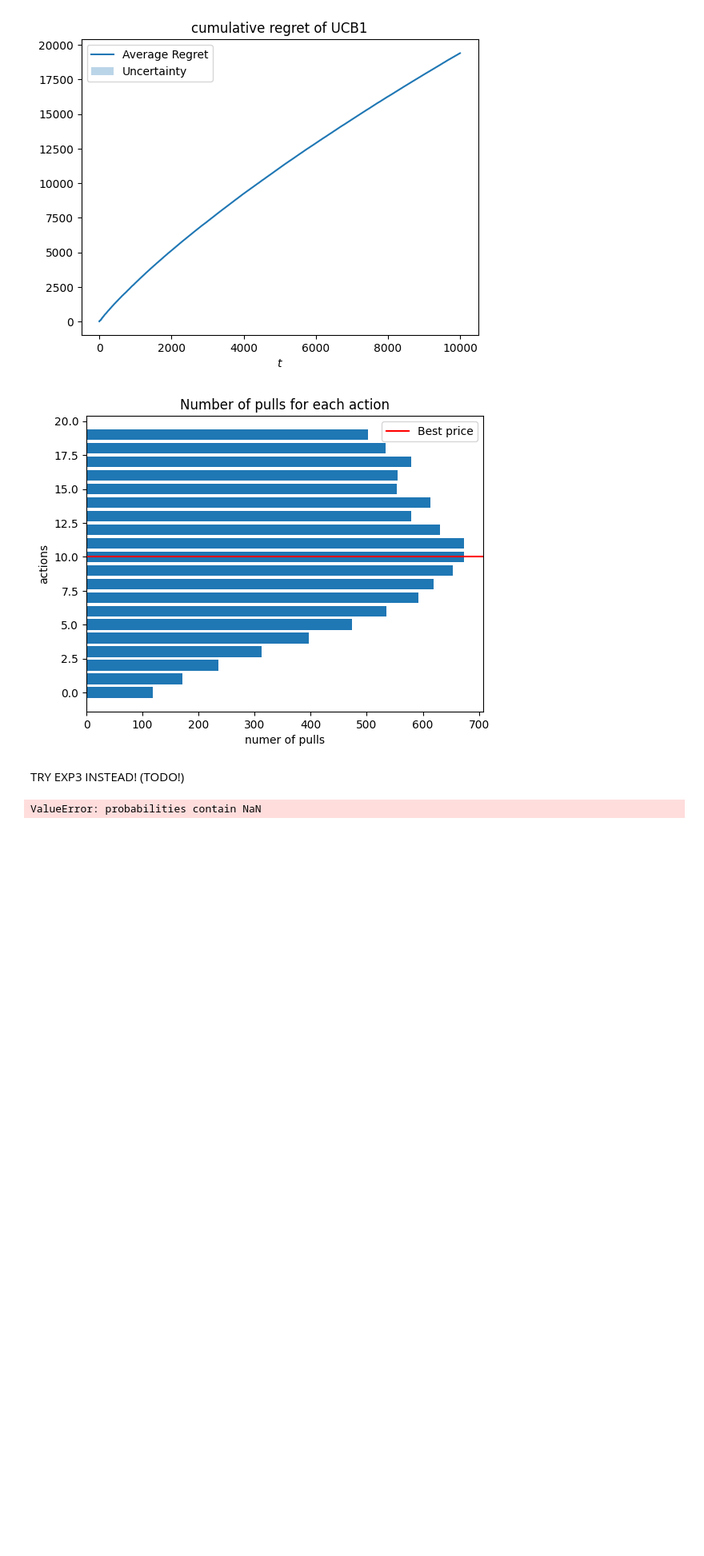
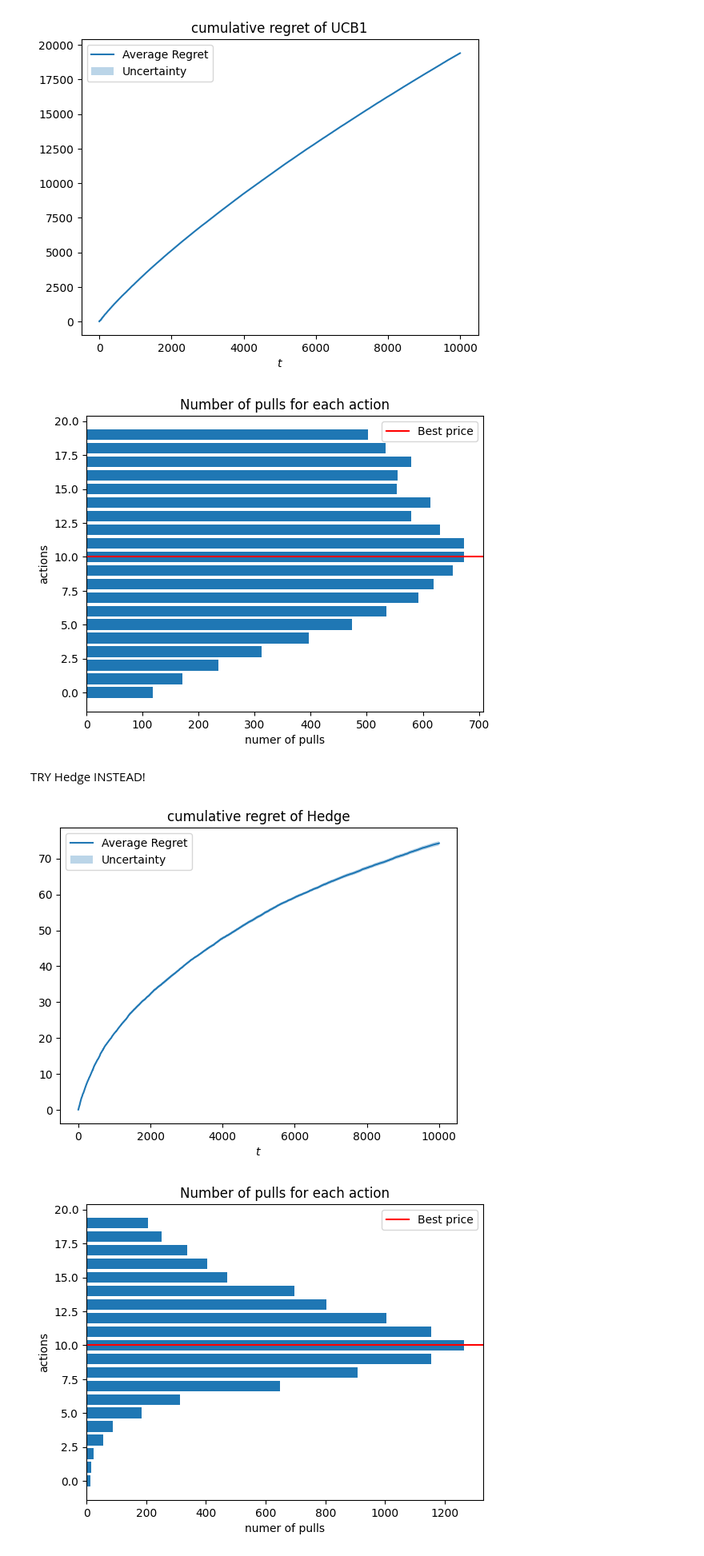
Before and after one commit to manuu1311/OLA-project, a Jupyter notebook: Deliverables/Requirement2/test_pricing.ipynb, the cells around one changed output. Shown: that part at 80% size. Saved outputs shown, nothing was run; the diff lists cells and outputs as text; code cells hidden in the pictures; blank space fills up the shorter version.

Commit message:
N_pulls attribute added to Hedge agent class. Pricing EEnvironment class modified to use losses nstead of rewards

```diff
--- a/Deliverables/Requirement2/test_pricing.ipynb
+++ b/Deliverables/Requirement2/test_pricing.ipynb
@@ -43,19 +43,19 @@ for seed in range(n_trials):
 
     np.random.seed(seed)
     env = PricingEnvironment(conversion_probability=conversion_rates, cost=cost)
-    ucb_agent = UCB1PricingAgent(K, T, range=maximum_profit) #TODO I think we should use an adverarial regret minimizer here like exp3!!!
+    Hedge_agent = UCB1PricingAgent(K, T, range=maximum_profit) #TODO I think we should use an adverarial regret minimizer here like exp3!!!
 
-    agent_rewards = np.array([])
+    agent_losses = np.array([])
 
     for t in range(T):
-        pi_t = ucb_agent.pull_arm() ## the agent returns the index!!
+        pi_t = Hedge_agent.pull_arm() ## the agent returns the index!!
         p_t = prices[pi_t] # I get the actual price
         d_t, r_t = env.round(p_t, n_customers, t)# modified envirnment function!!!
-        ucb_agent.update(r_t)
+        Hedge_agent.update(r_t)
 
-        agent_rewards = np.append(agent_rewards, r_t)
+        agent_losses = np.append(agent_losses, r_t)
 
-    cumulative_regret = np.cumsum(expected_clairvoyant_rewards-agent_rewards)
+    cumulative_regret = np.cumsum(expected_clairvoyant_rewards-agent_losses)
     regret_per_trial.append(cumulative_regret)
 
 regret_per_trial = np.array(regret_per_trial)
@@ -76,7 +76,7 @@ plt.legend()
 plt.show()
 
 plt.figure()
-plt.barh(np.arange(K), ucb_agent.N_pulls)
+plt.barh(np.arange(K), Hedge_agent.N_pulls)
 plt.axhline(best_price_index, color='red', label='Best price')
 plt.ylabel('actions')
 plt.xlabel('numer of pulls')
@@ -87,26 +87,29 @@ plt.show();
 [figure]
 [figure]
 # %% [markdown]
-TRY EXP3 INSTEAD!
-(TODO!)
+TRY Hedge INSTEAD!
 # %%
 from pricing_environment import PricingEnvironment
-from exp3_agent import EXP3Agent
-from conversion_probability import conversion_probability as cp
+from bidding import HedgeAgent
+from Demand_curve_generator import Demand_curve_generator as demand
+
 from matplotlib import pyplot as plt
 import numpy as np
+import warnings
+warnings.filterwarnings("ignore")
 
 
-n_trials = 100
+n_trials = 10
 
 regret_per_trial = []
 
 for seed in range(n_trials):
+    np.random.seed(seed)
     T = 10000 # number of days
-    K = 100 # number of actions (see theory for the choice of K)
+    epsilon = T**(-0.33)
+    K =  int(1/epsilon)# number of actions (see theory for the choice of K)
     n_customers = 100 #this would depend on advertising step
-
-    learning_rate = np.sqrt(np.log(K)/(K*T)) # we set the learning rate as prescribed by the theory (different from expert setting)
+    learning_rate = np.sqrt(np.log(K)/T)
 
 
     prices = np.linspace(0,1,K) # 100 actions
@@ -114,8 +117,7 @@ for seed in range(n_trials):
 
     conversion_rates = []
     random_steeps = np.random.uniform(1,5,T) #generates T parameters for the demand curve 1 for each day (ask if it could be more than one per day)
-    for steep in random_steeps:
-        conversion_rates.append(cp.demand_function(0,1,steep))
+    conversion_rates = [demand.generate_demand(0,1,steep) for steep in random_steeps]
 
     reward_function = lambda price, n_sales: (price-cost)*n_sales
     maximum_profit = reward_function(max(prices), n_customers) # the maximum possible reward is selling at the maximum price to every possible customer
@@ -123,55 +125,56 @@ for seed in range(n_trials):
 
     profit_curve = []
     for t in range(T):
-        profit_curve.append(reward_function(prices, n_customers*conversion_rates[t](prices)))
+        #profit_curve.append(reward_function(prices, n_customers*conversion_rates[t](prices)))
+        profit_curve.append([(1-(price-cost)*conversion_rates[t](price)) for price in prices])
     profit_curve = np.array(profit_curve)
     summed_profits = np.sum(profit_curve, axis=0)
-    best_price_index = np.argmax(summed_profits)
+    best_price_index = np.argmin(summed_profits)
     best_price = prices[best_price_index]
     expected_clairvoyant_rewards = profit_curve[:,best_price_index]
 
+    np.random.seed(seed)
+    env = PricingEnvironment(conversion_probability=conversion_rates, cost=cost, prices=prices)
+    Hedge_agent = HedgeAgent(K, learning_rate) #TODO I think we should use an adverarial regret minimizer here like exp3!!!
 
-    np.random.seed(seed)
-    env = PricingEnvironment(conversion_probability=conversion_rates, cost=cost)
-    ucb_agent = EXP3Agent(K, learning_rate)
-
-    agent_rewards = np.array([])
+    agent_losses = np.array([])
 
     for t in range(T):
-        pi_t = ucb_agent.pull_arm() ## the agent returns the index!! TODO FIX error!!!!
+        pi_t = Hedge_agent.pull_arm() ## the agent returns the index!!
         p_t = prices[pi_t] # I get the actual price
-        d_t, r_t = env.round(p_t, n_customers, t)# modified envirnment function!!!
-        ucb_agent.update(1-r_t)#TODO use loss not reward!
+        l_t = env.round(p_t, n_customers, t) # modified envirnment function!!!
+        Hedge_agent.update(l_t)
 
-        agent_rewards = np.append(agent_rewards, r_t)
+        agent_losses = np.append(agent_losses, l_t[pi_t])
 
-    cumulative_regret = np.cumsum(expected_clairvoyant_rewards-agent_rewards)
+    cumulative_regret = np.cumsum(agent_losses-expected_clairvoyant_rewards)
     regret_per_trial.append(cumulative_regret)
 
 regret_per_trial = np.array(regret_per_trial)
 
 average_regret = regret_per_trial.mean(axis=0)
 regret_sd = regret_per_trial.std(axis=0)
 
 plt.plot(np.arange(T), average_regret, label='Average Regret')
-plt.title('cumulative regret of EXP3')
+plt.title('cumulative regret of Hedge')
 plt.fill_between(np.arange(T),
                 average_regret-regret_sd/np.sqrt(n_trials),
                 average_regret+regret_sd/np.sqrt(n_trials),
                 alpha=0.3,
                 label='Uncertainty')
 #plt.plot((0,T-1), (average_regret[0], average_regret[-1]), 'ro', linestyle="--")
 plt.xlabel('$t$')
 plt.legend()
 plt.show()
 
 plt.figure()
-plt.barh(np.arange(100), ucb_agent.N_pulls)
+plt.barh(np.arange(K), Hedge_agent.N_pulls)
 plt.axhline(best_price_index, color='red', label='Best price')
 plt.ylabel('actions')
 plt.xlabel('numer of pulls')
 plt.legend()
 plt.title('Number of pulls for each action')
 plt.show();
 # %% [output]
-ValueError: probabilities contain NaN
+[figure, added]
+[figure, added]
```
Also changed, not shown: 3 other files.
